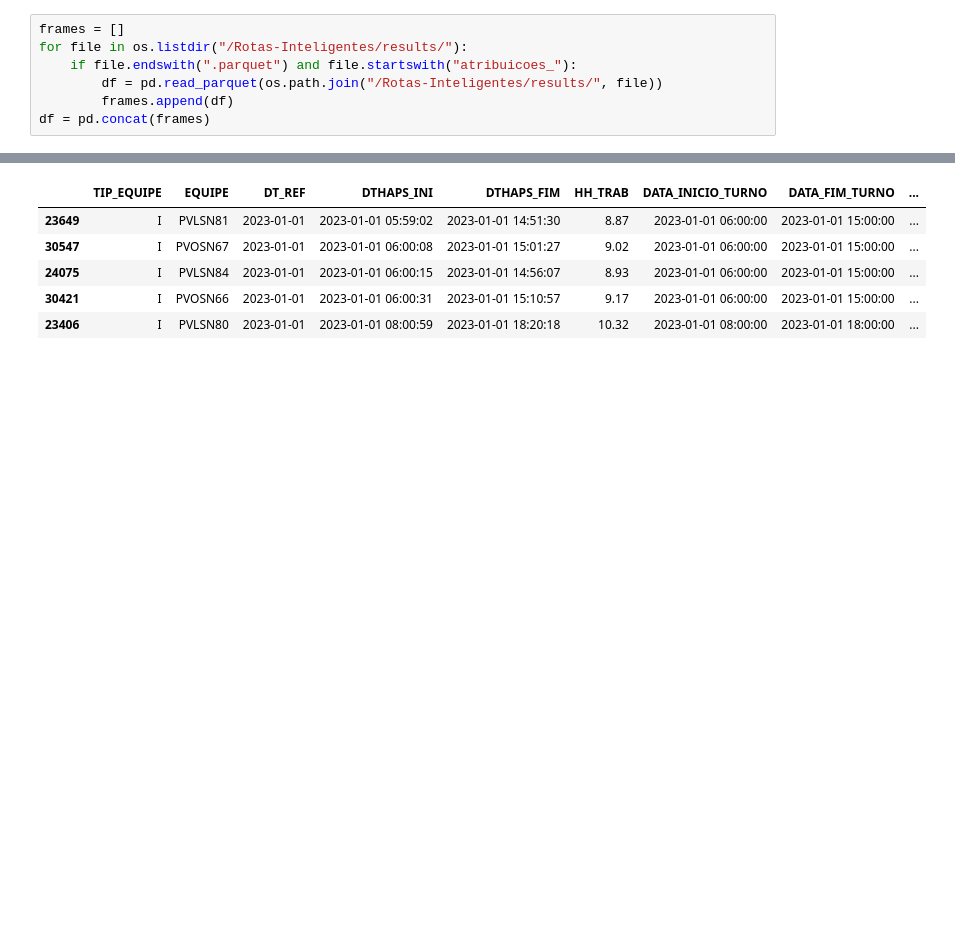
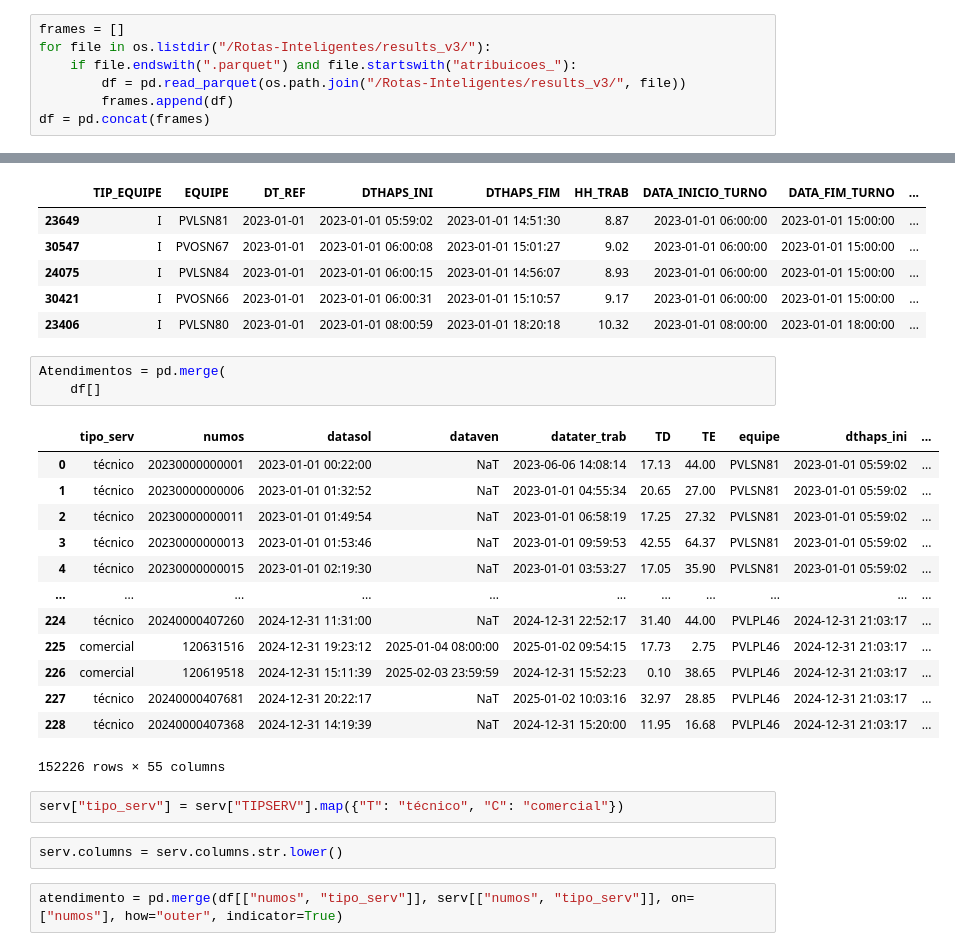
Before and after one commit to ElicoJr/Rotas-Inteligentes_V2, a Jupyter notebook: utils/Base_TCC.ipynb, the cells around one changed output, grey strips where cells are left out. Drawn from its saved outputs; the diff is of its cells as text; blank space fills up the shorter version.

```diff
--- a/utils/Base_TCC.ipynb
+++ b/utils/Base_TCC.ipynb
@@ -12,9 +12,9 @@ com = pd.read_parquet("/Rotas-Inteligentes/data/ServCom.parquet")
 equipes = pd.read_parquet("/Rotas-Inteligentes/data/equipes.parquet")
 # %%
 frames = []
-for file in os.listdir("/Rotas-Inteligentes/results/"):
+for file in os.listdir("/Rotas-Inteligentes/results_v3/"):
     if file.endswith(".parquet") and file.startswith("atribuicoes_"):
-        df = pd.read_parquet(os.path.join("/Rotas-Inteligentes/results/", file))
+        df = pd.read_parquet(os.path.join("/Rotas-Inteligentes/results_v3/", file))
         frames.append(df)
 df = pd.concat(frames)
 # %% [markdown]
@@ -95,3 +101,26 @@ equipes.head()
 | 24075 | I | PVLSN84 | 2023-01-01 | 2023-01-01 06:00:15 | 2023-01-01 14:56:07 | 8.93 | 2023-01-01 06:00:00 | 2023-01-01 15:00:00 | ... |
 | 30421 | I | PVOSN66 | 2023-01-01 | 2023-01-01 06:00:31 | 2023-01-01 15:10:57 | 9.17 | 2023-01-01 06:00:00 | 2023-01-01 15:00:00 | ... |
 | 23406 | I | PVLSN80 | 2023-01-01 | 2023-01-01 08:00:59 | 2023-01-01 18:20:18 | 10.32 | 2023-01-01 08:00:00 | 2023-01-01 18:00:00 | ... |
+# %%
+Atendimentos = pd.merge(
+    df[]
+# %% [output]
+|  | tipo_serv | numos | datasol | dataven | datater_trab | TD | TE | equipe | dthaps_ini | ... |
+| 0 | técnico | 20230000000001 | 2023-01-01 00:22:00 | NaT | 2023-06-06 14:08:14 | 17.13 | 44.00 | PVLSN81 | 2023-01-01 05:59:02 | ... |
+| 1 | técnico | 20230000000006 | 2023-01-01 01:32:52 | NaT | 2023-01-01 04:55:34 | 20.65 | 27.00 | PVLSN81 | 2023-01-01 05:59:02 | ... |
+| 2 | técnico | 20230000000011 | 2023-01-01 01:49:54 | NaT | 2023-01-01 06:58:19 | 17.25 | 27.32 | PVLSN81 | 2023-01-01 05:59:02 | ... |
+| 3 | técnico | 20230000000013 | 2023-01-01 01:53:46 | NaT | 2023-01-01 09:59:53 | 42.55 | 64.37 | PVLSN81 | 2023-01-01 05:59:02 | ... |
+| 4 | técnico | 20230000000015 | 2023-01-01 02:19:30 | NaT | 2023-01-01 03:53:27 | 17.05 | 35.90 | PVLSN81 | 2023-01-01 05:59:02 | ... |
+| ... | ... | ... | ... | ... | ... | ... | ... | ... | ... | ... |
+| 224 | técnico | 20240000407260 | 2024-12-31 11:31:00 | NaT | 2024-12-31 22:52:17 | 31.40 | 44.00 | PVLPL46 | 2024-12-31 21:03:17 | ... |
+| 225 | comercial | 120631516 | 2024-12-31 19:23:12 | 2025-01-04 08:00:00 | 2025-01-02 09:54:15 | 17.73 | 2.75 | PVLPL46 | 2024-12-31 21:03:17 | ... |
+| 226 | comercial | 120619518 | 2024-12-31 15:11:39 | 2025-02-03 23:59:59 | 2024-12-31 15:52:23 | 0.10 | 38.65 | PVLPL46 | 2024-12-31 21:03:17 | ... |
+| 227 | técnico | 20240000407681 | 2024-12-31 20:22:17 | NaT | 2025-01-02 10:03:16 | 32.97 | 28.85 | PVLPL46 | 2024-12-31 21:03:17 | ... |
+| 228 | técnico | 20240000407368 | 2024-12-31 14:19:39 | NaT | 2024-12-31 15:20:00 | 11.95 | 16.68 | PVLPL46 | 2024-12-31 21:03:17 | ... |
+152226 rows × 55 columns
+# %%
+serv["tipo_serv"] = serv["TIPSERV"].map({"T": "técnico", "C": "comercial"})
+# %%
+serv.columns = serv.columns.str.lower()
+# %%
+atendimento = pd.merge(df[["numos", "tipo_serv"]], serv[["numos", "tipo_serv"]], on=["numos"], how="outer", indicator=True)
```
Also changed, not shown: parts of 7 cells of this notebook, 3 other files.
